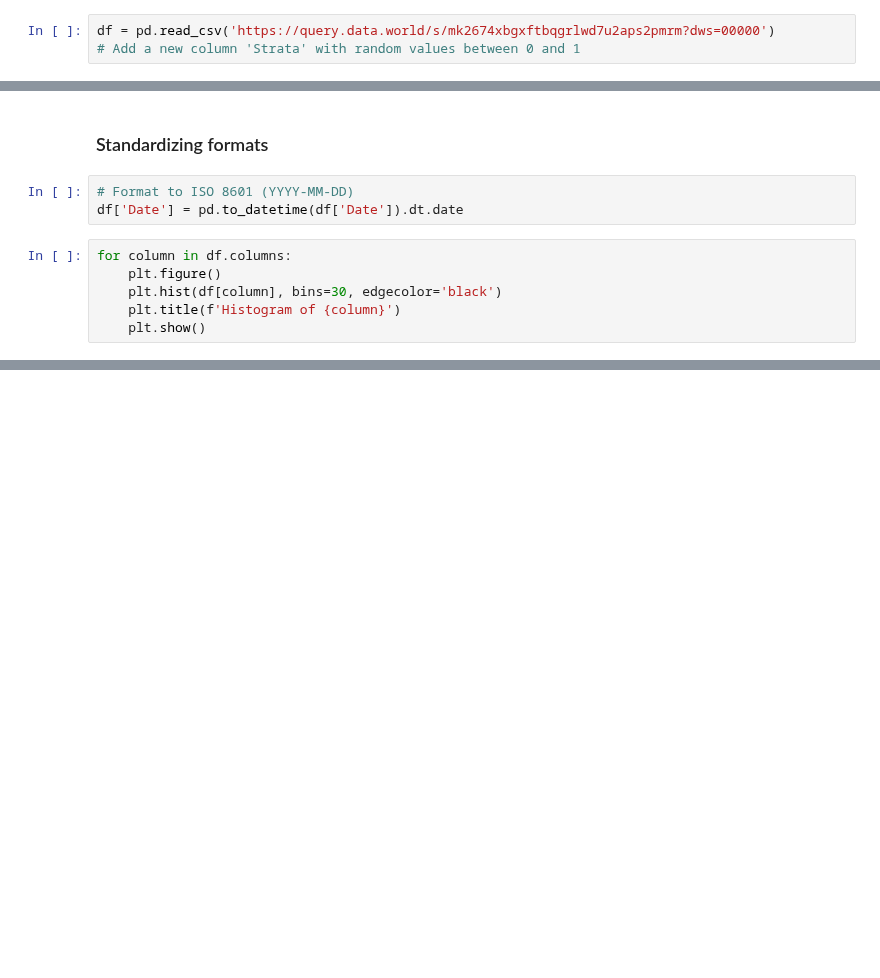
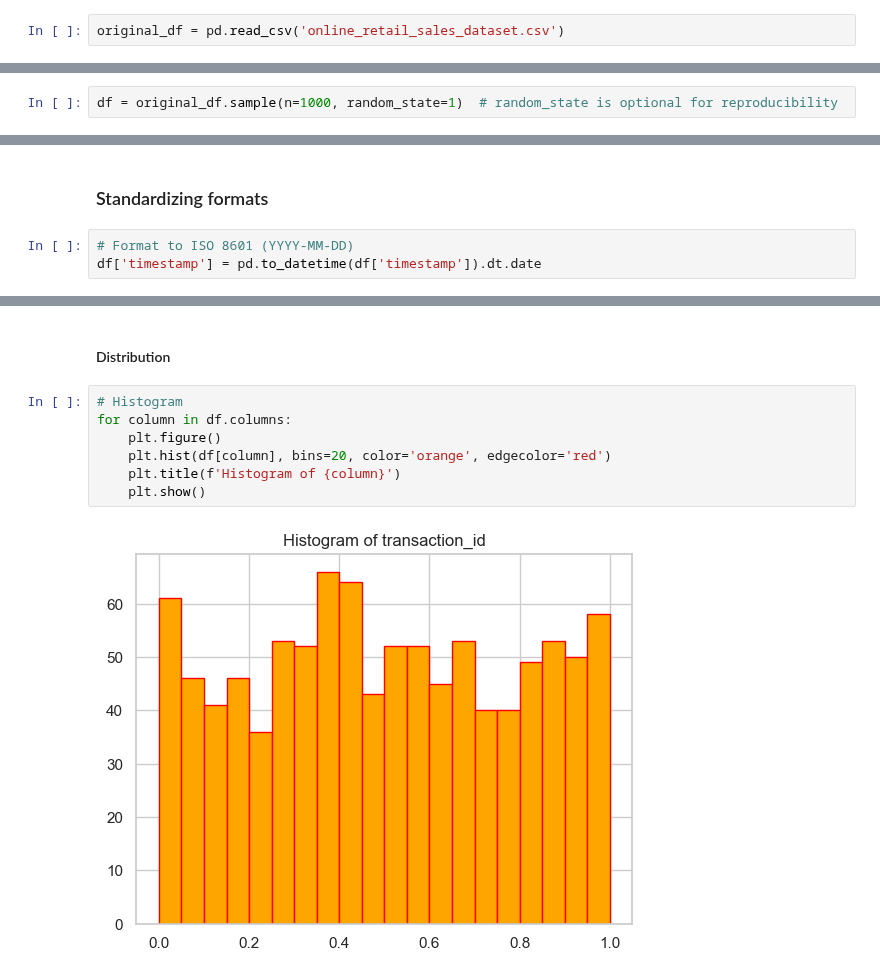
Before and after one commit to arnelimperial/greenergy, a Jupyter notebook: sales.ipynb, the cells around one changed output, grey strips where cells are left out. Drawn from its saved outputs; the diff is of its cells as text; blank space fills up the shorter version.

```diff
--- a/sales.ipynb
+++ b/sales.ipynb
@@ -14,8 +15,7 @@ sns.set(style='whitegrid')
 # %% [markdown]
 <h4>Load CSV</h4>
 # %%
-df = pd.read_csv('https://query.data.world/s/mk2674xbgxftbqgrlwd7u2aps2pmrm?dws=00000')
-# Add a new column 'Strata' with random values between 0 and 1
+original_df = pd.read_csv('online_retail_sales_dataset.csv')
 # %% [markdown]
 <h4>DF Overview</h4>
 # %%
@@ -43,0 +50,2 @@ df.shape
+# %%
+df = original_df.sample(n=1000, random_state=1)  # random_state is optional for reproducibility
@@ -77,10 +93,4 @@ df = df.drop_duplicates()
 <h3>Standardizing formats</h3>
 # %%
 # Format to ISO 8601 (YYYY-MM-DD)
-df['Date'] = pd.to_datetime(df['Date']).dt.date
+df['timestamp'] = pd.to_datetime(df['timestamp']).dt.date
-# %%
-for column in df.columns:
-    plt.figure()
-    plt.hist(df[column], bins=30, edgecolor='black')
-    plt.title(f'Histogram of {column}')
-    plt.show()
@@ -135,0 +121,11 @@ df.head()
+# %% [markdown]
+<h4>Distribution</h4>
+# %%
+# Histogram
+for column in df.columns:
+    plt.figure()
+    plt.hist(df[column], bins=20, color='orange', edgecolor='red')
+    plt.title(f'Histogram of {column}')
+    plt.show()
+# %% [output]
+[figure, added]
```
Also changed, not shown: parts of 18 cells of this notebook, 3 other files.
